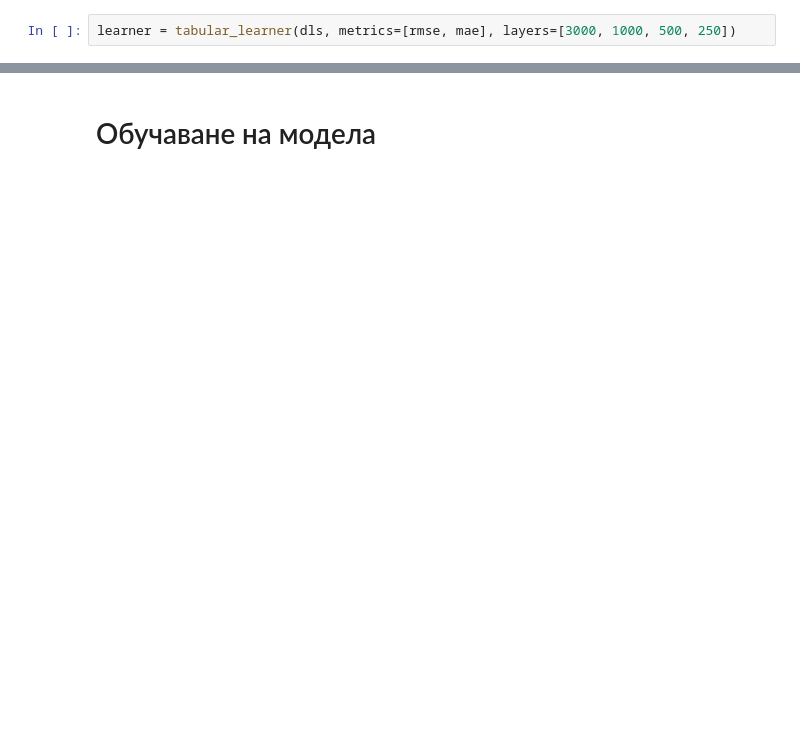
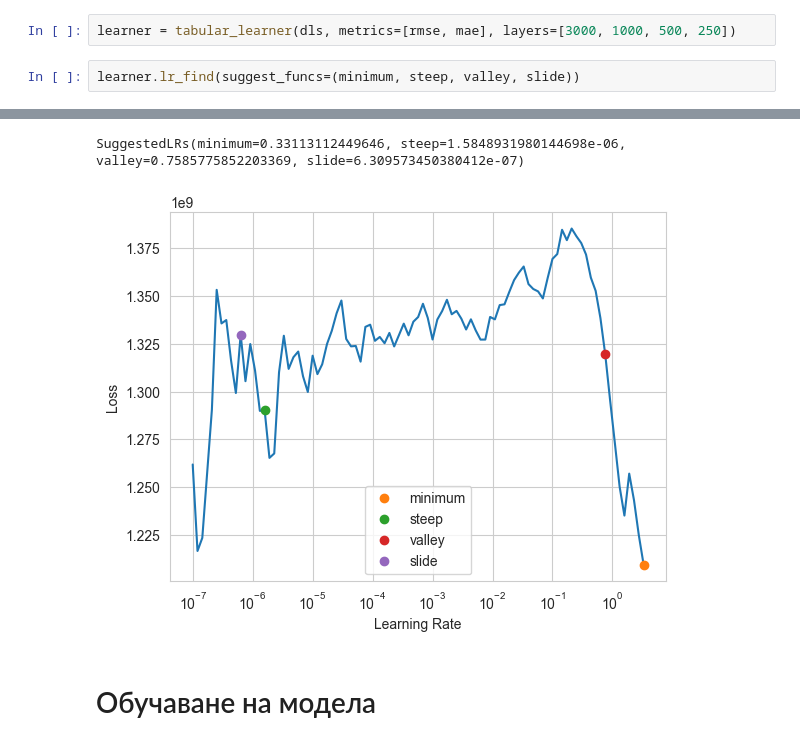
Before and after one commit to AlexDim1/car-market-price-prediction, a Jupyter notebook: training/6. Training a Neural Network Model for predicting car price.ipynb, the cells around one changed output, grey strips where cells are left out. Saved outputs shown, nothing was run; the diff lists cells and outputs as text; blank space fills up the shorter version.

```diff
--- a/training/6. Training a Neural Network Model for predicting car price.ipynb
+++ b/training/6. Training a Neural Network Model for predicting car price.ipynb
@@ -113,2 +114,5 @@ dls.show_batch()
 # %%
 learner = tabular_learner(dls, metrics=[rmse, mae], layers=[3000, 1000, 500, 250])
+# %%
+learner.lr_find(suggest_funcs=(minimum, steep, valley, slide))
+# %% [output]
@@ -115,3 +120,5 @@ learner = tabular_learner(dls, metrics=[rmse, mae], layers=[3000, 1000, 500, 250
+SuggestedLRs(minimum=0.33113112449646, steep=1.5848931980144698e-06, valley=0.7585775852203369, slide=6.309573450380412e-07)
+[figure, added]
 # %% [markdown]
 # Обучаване на модела
 # %%
```
Also changed, not shown: parts of 10 cells of this notebook, 1 other file.
